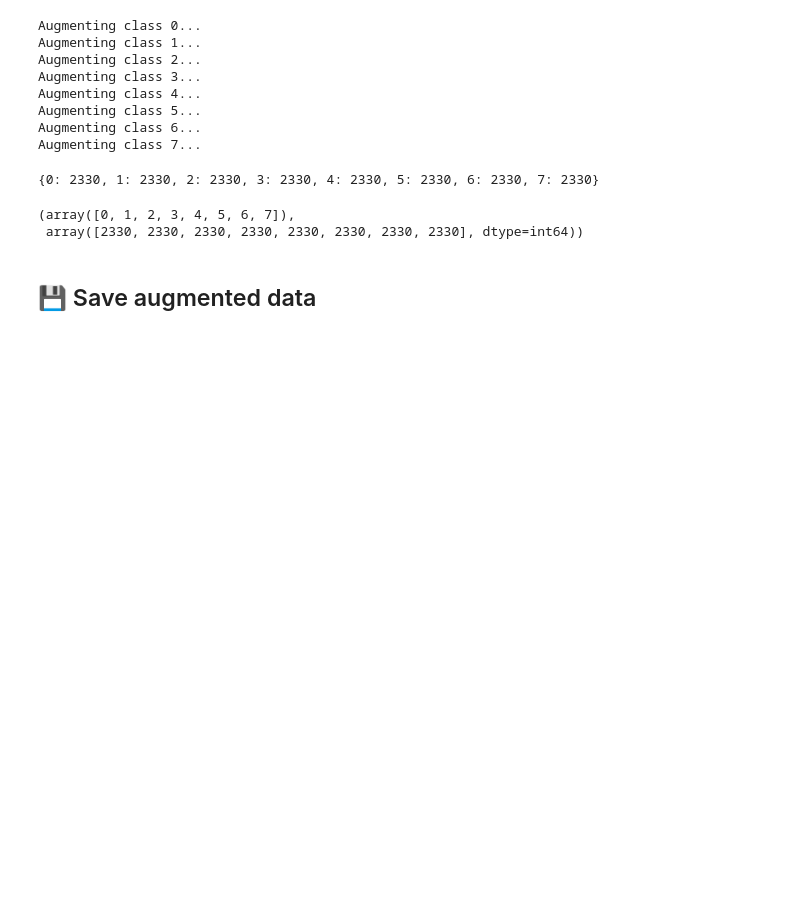
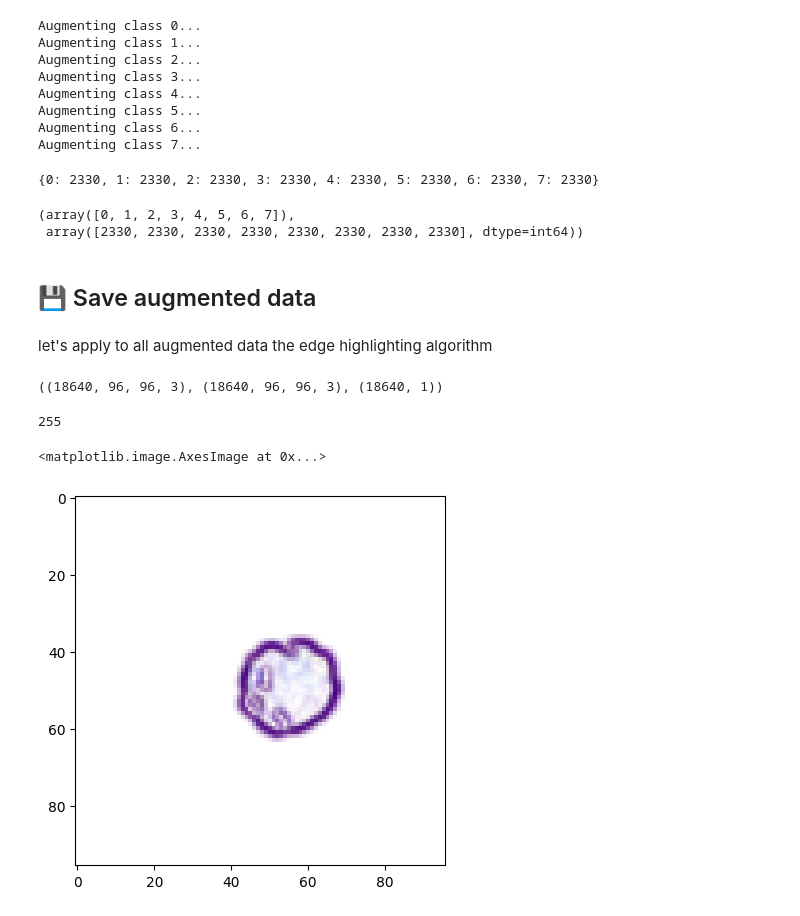
Before and after one commit to sissamatteo29/ANN_Cell_Classification, a Jupyter notebook: data_wrangling.ipynb, the cells around one changed output. Cells and saved outputs as stored; diff of their text form; code cells hidden in the pictures; blank space fills up the shorter version.

```diff
--- a/data_wrangling.ipynb
+++ b/data_wrangling.ipynb
@@ -430,8 +429,8 @@ for clas in class_count_clean:
 new_x = np.array(new_x)
 new_y = np.array(new_y).reshape(-1, 1)
 
-x_clean = np.concatenate([x_clean, new_x], axis=0)
-y_clean = np.concatenate([y_clean, new_y], axis=0)
+x_aug = np.concatenate([x_clean, new_x], axis=0)
+y_aug = np.concatenate([y_clean, new_y], axis=0)
 # %% [output]
 Augmenting class 0...
 Augmenting class 1...
@@ -458,0 +456,17 @@ np.savez('aug_data.npz', images=x_clean, labels=y_clean)
+# %% [markdown]
+let's apply to all augmented data the edge highlighting algorithm
+# %%
+x_aug_edge = np.array(list(map(edge_highlighting, x_aug)))
+
+x_aug.shape, x_aug_edge.shape, y_aug.shape
+# %% [output]
+((18640, 96, 96, 3), (18640, 96, 96, 3), (18640, 1))
+# %%
+x_aug_edge[-1].max()
+# %% [output]
+255
+# %%
+plt.imshow(x_aug_edge[-1])
+# %% [output]
+<matplotlib.image.AxesImage at 0x...>
+[figure, added]
```
Also changed, not shown: parts of 14 cells of this notebook.
